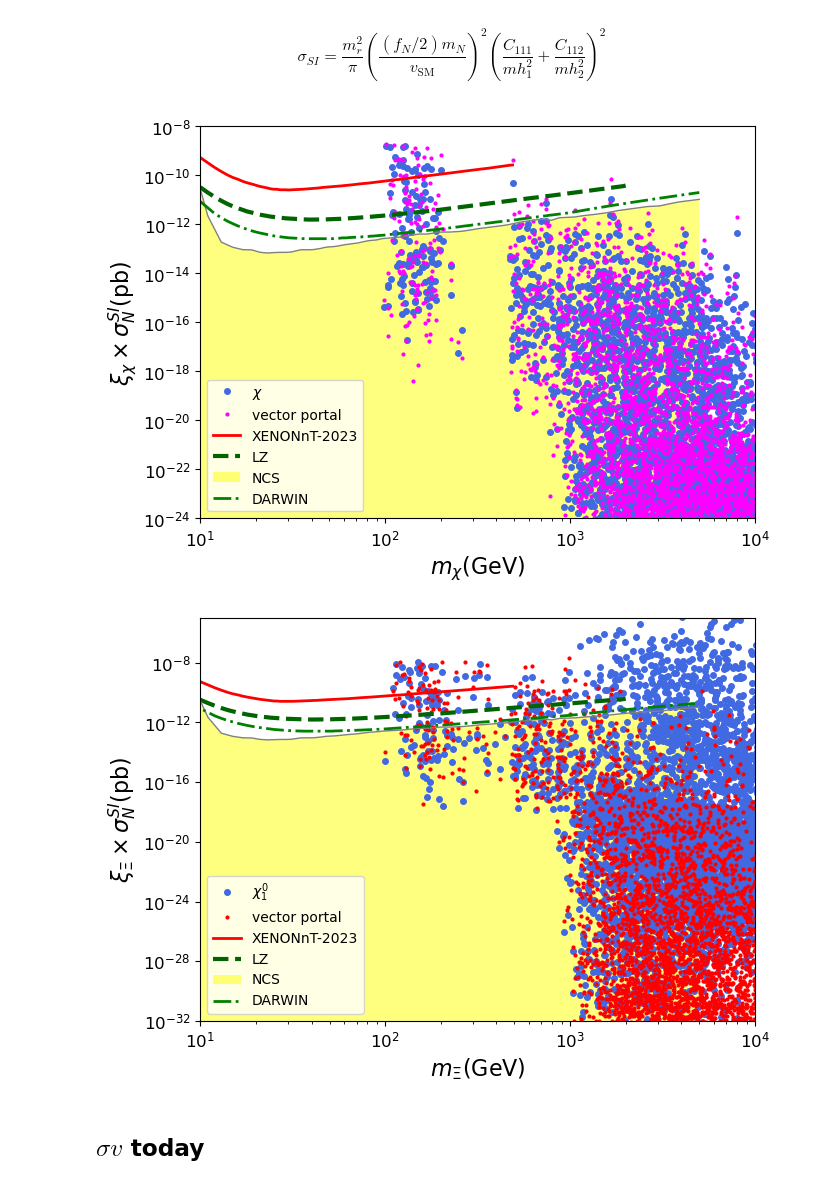
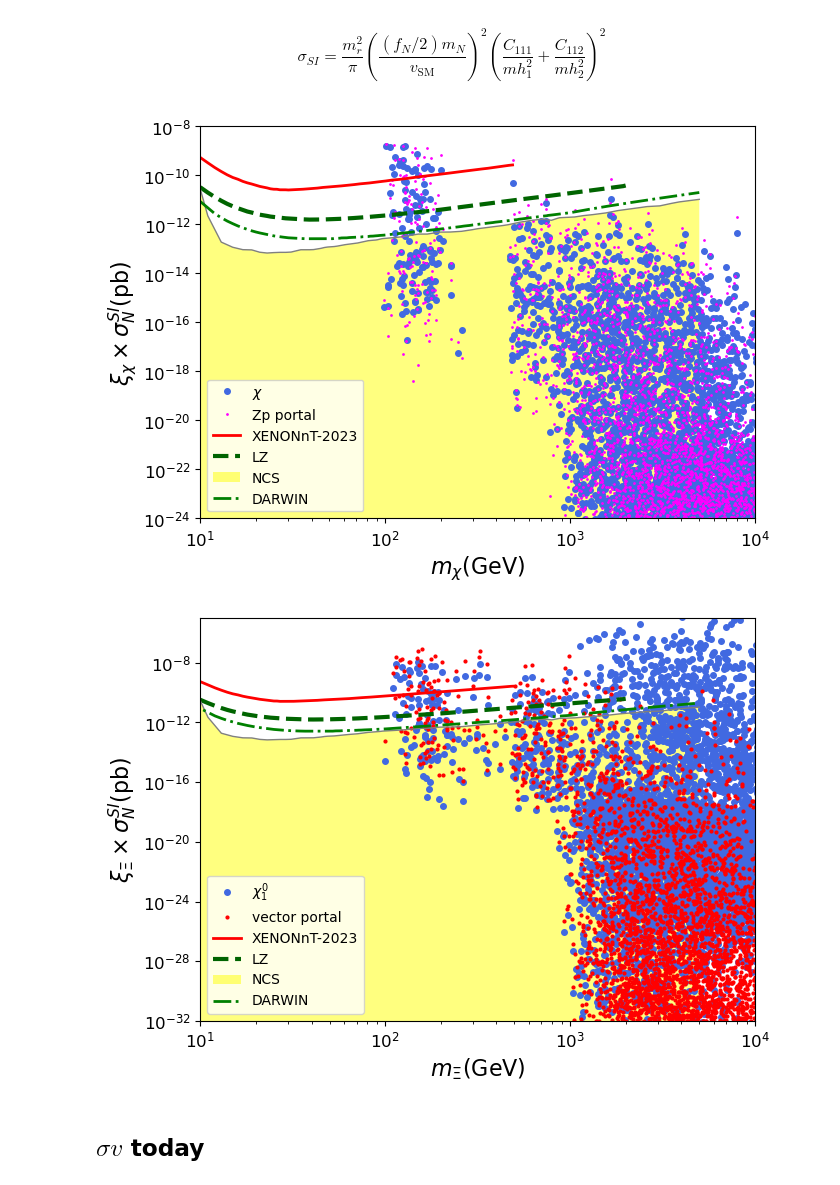
Before and after one commit to davidsuarezr/MDEO, a Jupyter notebook: random-scan-v3.ipynb, the cells around one changed output. Cells and saved outputs as stored; diff of their text form; code cells hidden in the pictures.

```diff
--- a/random-scan-v3.ipynb
+++ b/random-scan-v3.ipynb
@@ -473,8 +506,10 @@ xd['mrChi'] = MNn*xd.mChi/(MNn+xd.mChi)
 xd['mrXi_1'] = MNn*xd.mXi_1/(MNn+xd.mXi_1)
 
 xd['SIZp_Chi'] = (1./(4*np.pi))*xd.mrChi**2*((xd.g1p*np.cos(xd.TWpSPheno)*(gp*np.sin(Theta_W)*np.sin(xd.TWpSPheno)-xd.epsilon*gp*np.cos(xd.TWpSPheno)))**2/xd.MZp**4)*(-4+5)**2*GeVtomin2topb
+xd['SIZp_Xi'] = (1./(4*np.pi))*xd.mrXi_1**2*((xd.g1p*np.cos(xd.TWpSPheno)*(gp*np.sin(Theta_W)*np.sin(xd.TWpSPheno)-xd.epsilon*gp*np.cos(xd.TWpSPheno)))**2/xd.MZp**4)*(10+1)**2*GeVtomin2topb
 
-xd['SIZp_Xi'] = (1./(4*np.pi))*xd.mrXi_1**2*((xd.g1p*np.cos(xd.TWpSPheno)*(gp*np.sin(Theta_W)*np.sin(xd.TWpSPheno)-xd.epsilon*gp*np.cos(xd.TWpSPheno)))**2/xd.MZp**4)*(10+1)**2*GeVtomin2topb
+xd['SIZ_Chi'] = (1./(4*np.pi))*xd.mrChi**2*((xd.g1p*np.sin(xd.TWpSPheno)*(gp*np.sin(Theta_W)*np.cos(xd.TWpSPheno)+xd.epsilon*gp*np.sin(xd.TWpSPheno)))**2/MZ**4)*(-4+5)**2*GeVtomin2topb
+xd['SIZ_Xi'] = (1./(4*np.pi))*xd.mrXi_1**2*((xd.g1p*np.sin(xd.TWpSPheno)*(gp*np.sin(Theta_W)*np.cos(xd.TWpSPheno)+xd.epsilon*gp*np.sin(xd.TWpSPheno)))**2/MZ**4)*(10+1)**2*GeVtomin2topb
 # %% [markdown]
 ### Scalar interaction with the Higss
 # %%
@@ -524,7 +559,7 @@ xd['SIscalar_xi'] = (xd['mrXi_1']**2/np.pi)*(MNn*fN/(2.*v))**2*(xd.cxxh1/(xd.mh1
 plt.figure(figsize=(7,5))
 
 plt.loglog(xd.mChi, (xd.Omega1/Omega)*xd.SIN1, color='royalblue', marker='o',ms=4,linestyle='', label=r'$\chi$')
-plt.loglog(xd.mChi, (xd.Omega1/Omega)*xd.SIZp_Chi, color='magenta', marker='.',ms=4,linestyle='', label=r'vector portal')
+plt.loglog(xd.mChi, (xd.Omega1/Omega)*(xd.SIZp_Chi+0.*xd.SIZ_Chi), color='magenta', marker='.',ms=2,linestyle='', label=r'Zp portal')
 
 #plt.loglog(xDM.mChi, (xDM.Omega1/Omega)*xDM.SIN1, color='black', marker='.',ms=2,linestyle='', label=r'$\Omega h^2=0.12$')
 
@@ -533,39 +568,39 @@ n=np.arange(10,490)
 plt.loglog(n,XENONnT(n)*1e+36,'r-',lw=2,label='XENONnT-2023')
 
 #plt LZ
 n=np.arange(10,2000)
 plt.semilogy(n,LZSI(n)*1e+36,color='darkgreen',linestyle='--',lw=3,label='LZ')
 
 #Neutrino coherent scattering
 n=np.arange(1,5.e+3,2)
 plt.loglog(n,NCS(n),color='grey',lw=1.0,label='')
 back=[]
 for i in range(0,len(n)):
     m = NCS(n[i])
     back.append(m)
 back=np.asarray(back)
 plt.fill_between(n,1.e-38,back,facecolor='yellow',alpha=0.5,label='NCS')
 
 # DARWIN SI
 n=np.arange(6,5000)
 plt.loglog(n,DARSI(n)*1e+36,color='green',linestyle='-.',lw=2,label='DARWIN')
 
 plt.xlabel(r'$m_{\chi}$(GeV)',size=16)
 plt.ylabel(r'$\xi_{\chi}\times\sigma_N^{SI}$(pb)',size=16)
 plt.legend(prop={'size':10},loc='best')
 plt.xlim(1e1,1e4)
 plt.ylim(1e-24,1e-8)
 
 plt.tight_layout()
 #plt.savefig('plots/SI-chi.pdf')
 plt.show()
 # %% [output]
-[figure, old version]
+[figure, new version]
 # %%
 plt.figure(figsize=(7,5))
 
 plt.loglog(xd.mXi_1, (xd.Omega2/Omega)*xd.SIN2, color='royalblue', marker='o',ms=4,linestyle='', label=r'$\chi^0_1$')
-plt.loglog(xd.mXi_1, (xd.Omega2/Omega)*xd.SIZp_Xi, color='red', marker='.',ms=4,linestyle='', label=r'vector portal')
+plt.loglog(xd.mXi_1, (xd.Omega2/Omega)*(xd.SIZp_Xi+xd.SIZ_Xi), color='red', marker='.',ms=4,linestyle='', label=r'vector portal')
 #plt.loglog(xd.mXi_1, (xd.Omega2/Omega)*xd.SIscalar_xi, color='cyan', marker='.',ms=2,linestyle='', label=r'Scalar')
 
 #plt.loglog(xDM.mXi_1, (xDM.Omega2/Omega)*xDM.SIN2, color='black', marker='.',ms=1,linestyle='', label=r'$\Omega h^2=0.12$')
@@ -602,7 +637,7 @@ plt.tight_layout()
 #plt.savefig('plots/SI-xi.pdf')
 plt.show()
 # %% [output]
-[figure, old version]
+[figure, new version]
 # %% [markdown]
 ## $\sigma v$ today
 # %%
```
Also changed, not shown: parts of 7 cells of this notebook, 6 other files.
